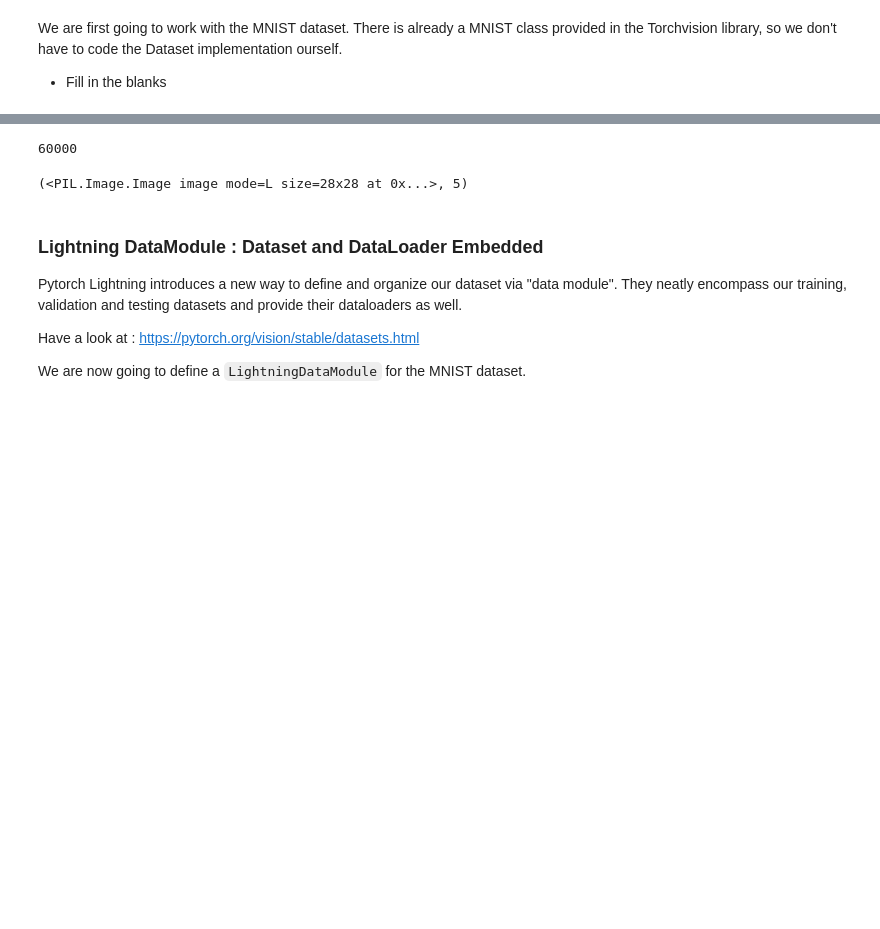
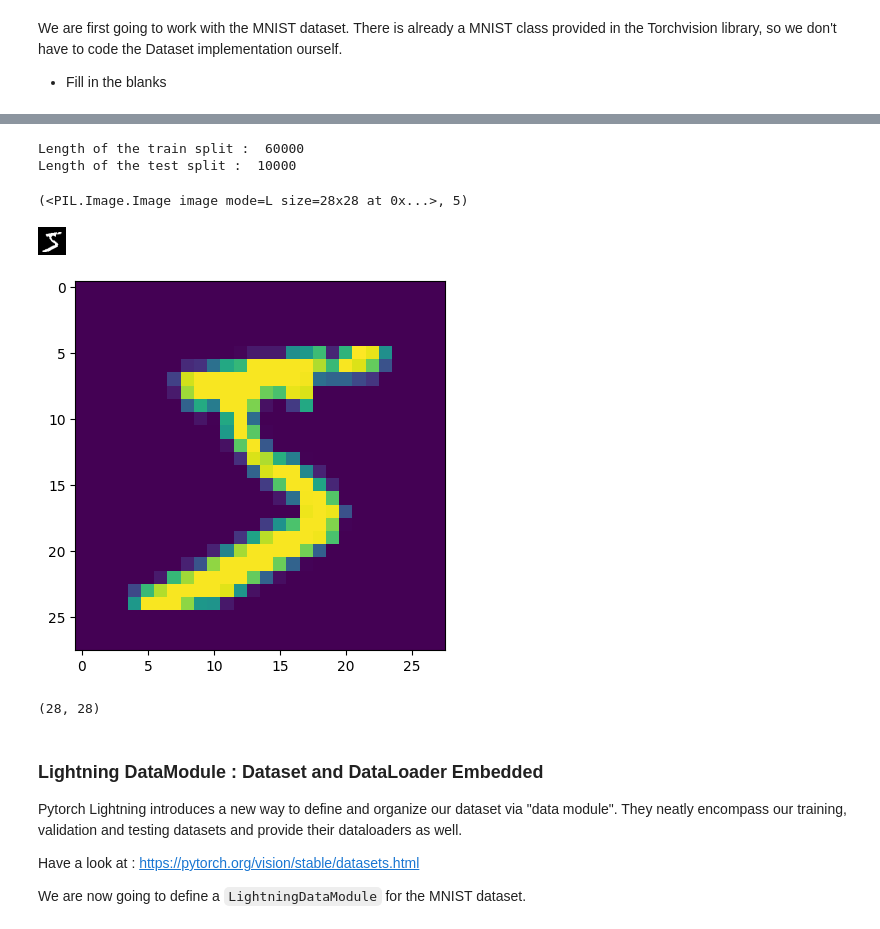
Before and after one commit to jhernandezga/DeepLearning-SIA-Tutorials, a Jupyter notebook: TP1/TP1 Image Clasif DNN Pytorch Lightning.ipynb, the cells around one changed output, grey strips where cells are left out. Cells and saved outputs as stored; diff of their text form; code cells hidden in the pictures; blank space fills up the shorter version.

```diff
--- a/TP1/TP1 Image Clasif DNN Pytorch Lightning.ipynb
+++ b/TP1/TP1 Image Clasif DNN Pytorch Lightning.ipynb
@@ -104,23 +109,33 @@ dataset_train  = MNIST('', train=True, download=True)
 dataset_test = MNIST('', train=False, download=True)
 # %%
 # TODO : What's the length of the train and test split ?
+print("Length of the train split : ", len(dataset_train))
+print("Length of the test split : ", len(dataset_test))
 # %% [output]
-60000
+Length of the train split :  60000
+Length of the test split :  10000
 # %%
 # TODO : Retrieve one sample of the Dataset.
-sample = dataset[...]
+sample = dataset_train[0]
 
 # TODO : What is in a sample ? Print the sample to understand
-print()
+print(sample)
 # %% [output]
 (<PIL.Image.Image image mode=L size=28x28 at 0x...>, 5)
 # %%
 # TODO : Plot the image in the sample. Does it correspond to the second element of the sample ?
 
-plt.plot(...)
+plt.imshow(np.asarray(sample[0]))
+display(sample[0])
+# %% [output]
+[figure, added]
+[figure, added]
 # %%
 # TODO : What's the shape of the input image.
-shape = ...
+shape = sample[0].size
+print(shape)
+# %% [output]
+(28, 28)
 # %% [markdown]
 ### Lightning DataModule : Dataset and DataLoader Embedded
 
```
Also changed, not shown: parts of 9 cells of this notebook, 1 other file.
